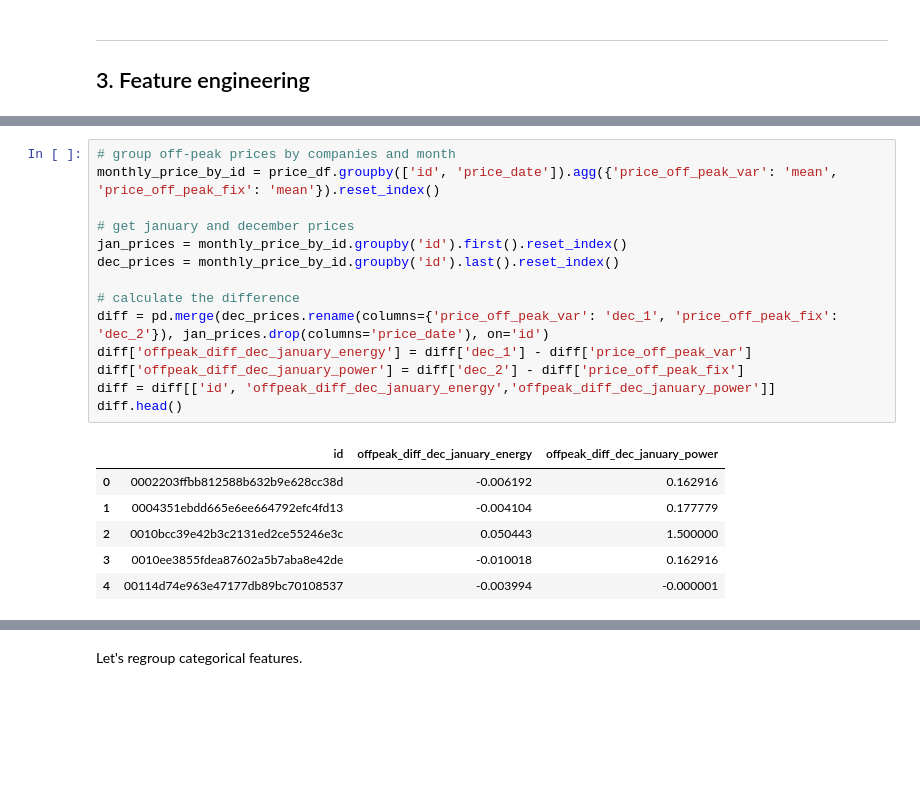
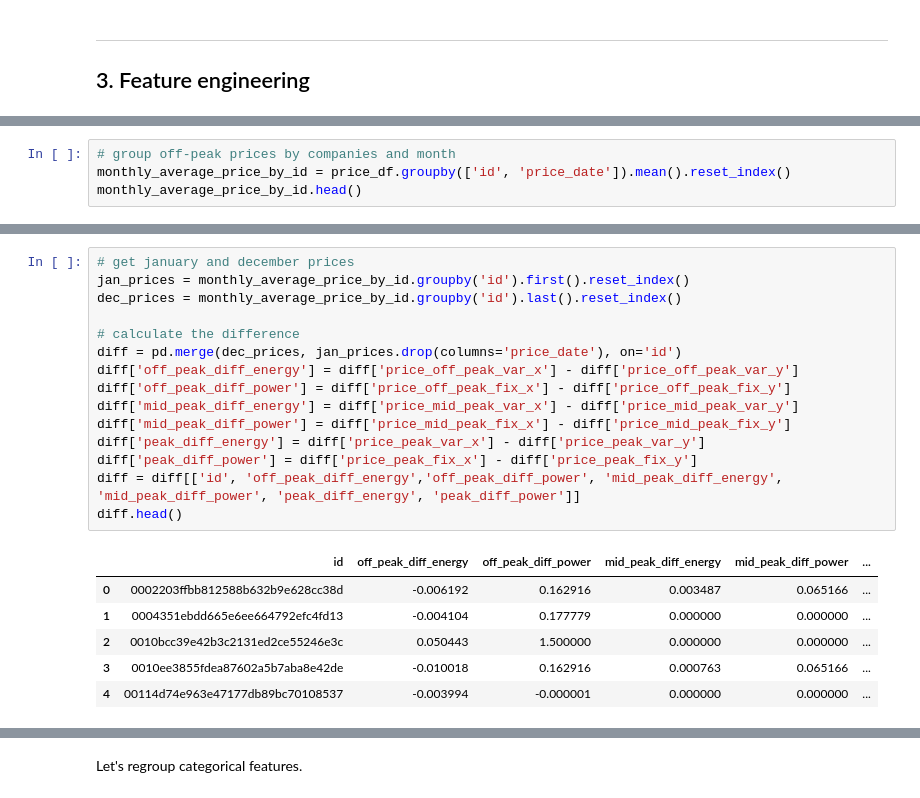
Before and after one commit to mnijadi/energy-company-customer-churn, a Jupyter notebook: notebooks/feature_engineering.ipynb, the cells around one changed output, grey strips where cells are left out. Saved outputs shown, nothing was run; the diff lists cells and outputs as text; blank space fills up the shorter version.

```diff
--- a/notebooks/feature_engineering.ipynb
+++ b/notebooks/feature_engineering.ipynb
@@ -55,0 +56,4 @@ price_df.head()
+# %%
+# group off-peak prices by companies and month
+monthly_average_price_by_id = price_df.groupby(['id', 'price_date']).mean().reset_index()
+monthly_average_price_by_id.head()
@@ -56,21 +87,22 @@ price_df.head()
 # %%
-# group off-peak prices by companies and month
-monthly_price_by_id = price_df.groupby(['id', 'price_date']).agg({'price_off_peak_var': 'mean', 'price_off_peak_fix': 'mean'}).reset_index()
-
 # get january and december prices
-jan_prices = monthly_price_by_id.groupby('id').first().reset_index()
-dec_prices = monthly_price_by_id.groupby('id').last().reset_index()
+jan_prices = monthly_average_price_by_id.groupby('id').first().reset_index()
+dec_prices = monthly_average_price_by_id.groupby('id').last().reset_index()
 
 # calculate the difference
-diff = pd.merge(dec_prices.rename(columns={'price_off_peak_var': 'dec_1', 'price_off_peak_fix': 'dec_2'}), jan_prices.drop(columns='price_date'), on='id')
-diff['offpeak_diff_dec_january_energy'] = diff['dec_1'] - diff['price_off_peak_var']
-diff['offpeak_diff_dec_january_power'] = diff['dec_2'] - diff['price_off_peak_fix']
-diff = diff[['id', 'offpeak_diff_dec_january_energy','offpeak_diff_dec_january_power']]
+diff = pd.merge(dec_prices, jan_prices.drop(columns='price_date'), on='id')
+diff['off_peak_diff_energy'] = diff['price_off_peak_var_x'] - diff['price_off_peak_var_y']
+diff['off_peak_diff_power'] = diff['price_off_peak_fix_x'] - diff['price_off_peak_fix_y']
+diff['mid_peak_diff_energy'] = diff['price_mid_peak_var_x'] - diff['price_mid_peak_var_y']
+diff['mid_peak_diff_power'] = diff['price_mid_peak_fix_x'] - diff['price_mid_peak_fix_y']
+diff['peak_diff_energy'] = diff['price_peak_var_x'] - diff['price_peak_var_y']
+diff['peak_diff_power'] = diff['price_peak_fix_x'] - diff['price_peak_fix_y']
+diff = diff[['id', 'off_peak_diff_energy','off_peak_diff_power', 'mid_peak_diff_energy', 'mid_peak_diff_power', 'peak_diff_energy', 'peak_diff_power']]
 diff.head()
 # %% [output]
-|  | id | offpeak_diff_dec_january_energy | offpeak_diff_dec_january_power |
-| 0 | 0002203ffbb812588b632b9e628cc38d | -0.006192 | 0.162916 |
-| 1 | 0004351ebdd665e6ee664792efc4fd13 | -0.004104 | 0.177779 |
-| 2 | 0010bcc39e42b3c2131ed2ce55246e3c | 0.050443 | 1.500000 |
-| 3 | 0010ee3855fdea87602a5b7aba8e42de | -0.010018 | 0.162916 |
-| 4 | 00114d74e963e47177db89bc70108537 | -0.003994 | -0.000001 |
+|  | id | off_peak_diff_energy | off_peak_diff_power | mid_peak_diff_energy | mid_peak_diff_power | ... |
+| 0 | 0002203ffbb812588b632b9e628cc38d | -0.006192 | 0.162916 | 0.003487 | 0.065166 | ... |
+| 1 | 0004351ebdd665e6ee664792efc4fd13 | -0.004104 | 0.177779 | 0.000000 | 0.000000 | ... |
+| 2 | 0010bcc39e42b3c2131ed2ce55246e3c | 0.050443 | 1.500000 | 0.000000 | 0.000000 | ... |
+| 3 | 0010ee3855fdea87602a5b7aba8e42de | -0.010018 | 0.162916 | 0.000763 | 0.065166 | ... |
+| 4 | 00114d74e963e47177db89bc70108537 | -0.003994 | -0.000001 | 0.000000 | 0.000000 | ... |
```
Also changed, not shown: parts of 35 cells of this notebook, 9 other files.
